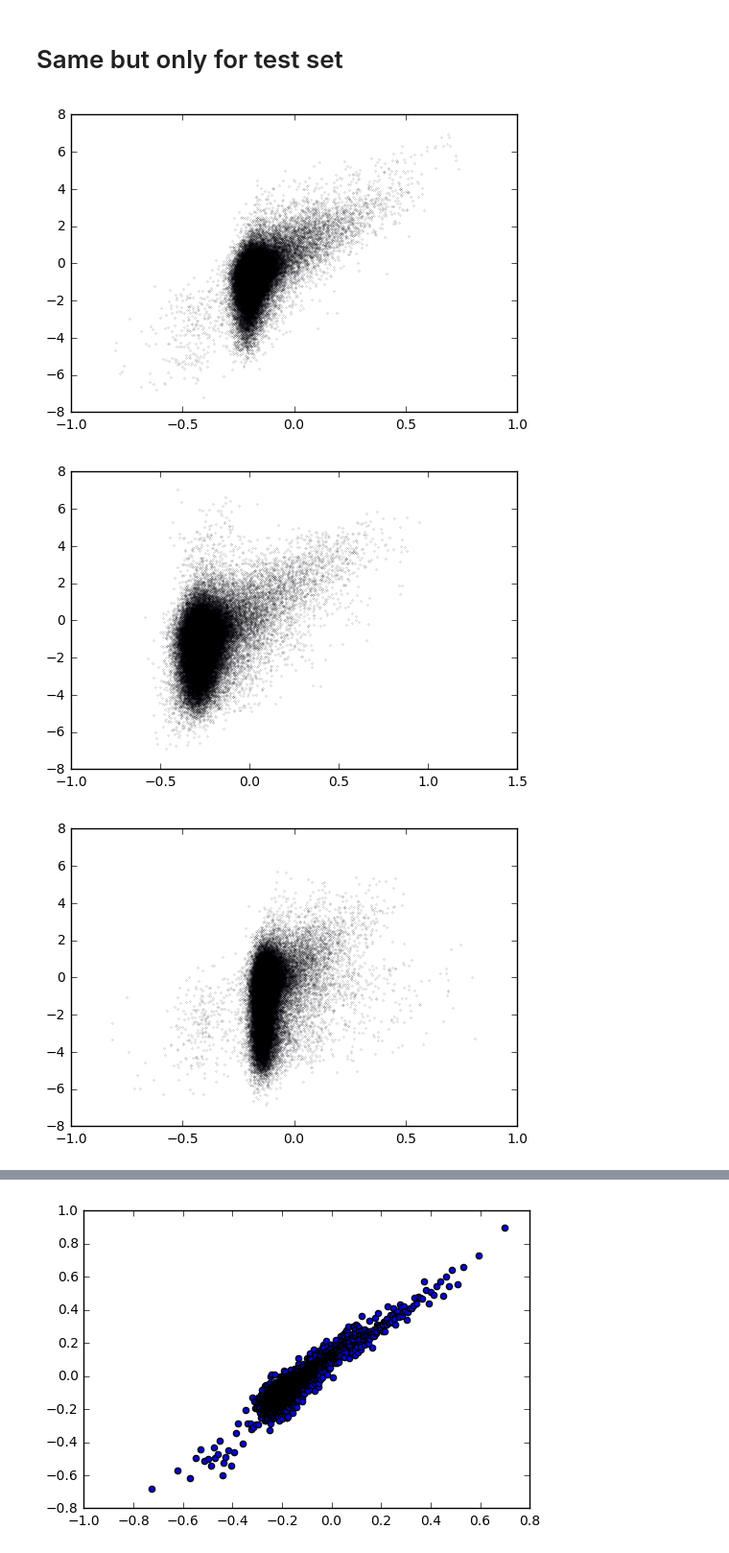
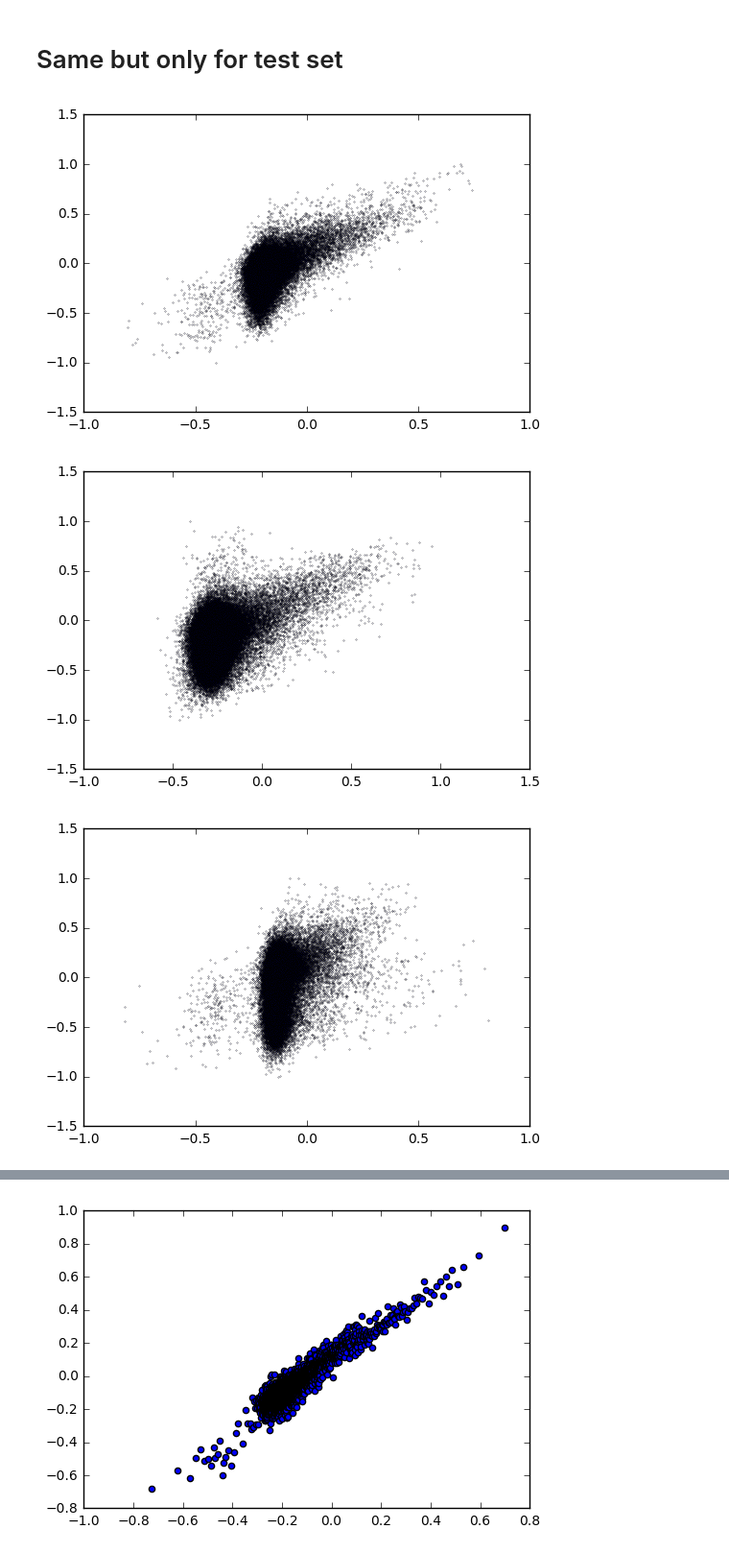
Before and after one commit to irvhsu/cs273b-project, a Jupyter notebook: notebooks/Promoter_metaplot.ipynb, the cells around one changed output, grey strips where cells are left out. Shown at 96% size. Cells and saved outputs as stored; diff of their text form; code cells hidden in the pictures.

```diff
--- a/notebooks/Promoter_metaplot.ipynb
+++ b/notebooks/Promoter_metaplot.ipynb
@@ -69,9 +69,10 @@ X_train, X_valid, y_train, y_valid = train_test_split(
 predictions_valid = model.predict(X_valid)
 # %%
 for i in range(4):
-    plt.scatter(predictions_valid[:, i], y_valid[: , i], s = .01)
+    scaler = MinMaxScaler((-1, 1))
+    plt.scatter(predictions_valid[:, i], scaler.fit_transform(y_valid[: , i]), s = .05)
     plt.show()
 # %% [output]
-[figure, old version]
+[figure, new version]
-[figure, old version]
+[figure, new version]
-[figure, old version]
+[figure, new version]
```
Also changed, not shown: parts of 5 cells of this notebook, 1 other file.
